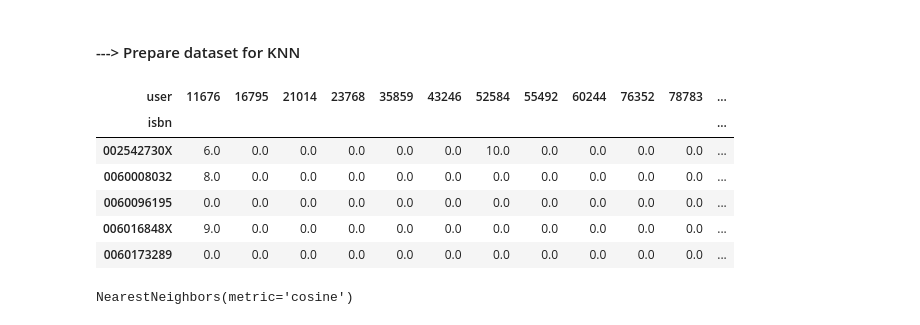
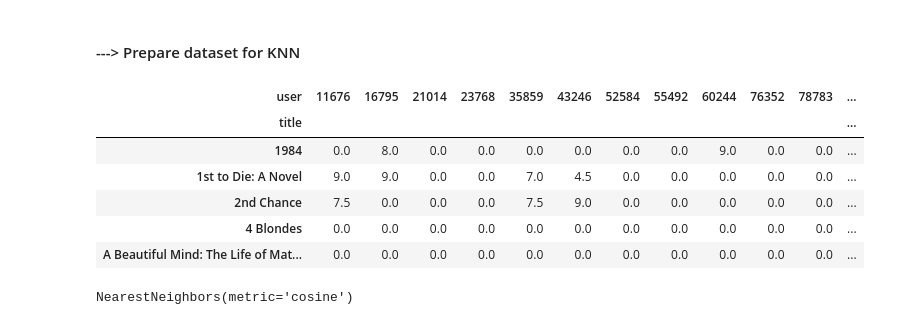
Before and after one commit to Elhassan7/freeCodeCamp_Project, a Jupyter notebook: 2nd fcc_book_recommendation_KNN/fcc_book_recommendation_knn.ipynb, the cells around one changed output. Saved outputs shown, nothing was run; the diff lists cells and outputs as text; code cells hidden in the pictures.

```diff
--- a/2nd fcc_book_recommendation_KNN/fcc_book_recommendation_knn.ipynb
+++ b/2nd fcc_book_recommendation_KNN/fcc_book_recommendation_knn.ipynb
@@ -211,18 +211,18 @@ df_rating_Books
 # %% [markdown]
 #### ---> Prepare dataset for KNN
 # %%
-df_knn = df_rating_Books.pivot_table(index=['isbn'],columns=['user'],values='rating').fillna(0)
+df_knn = df_rating_Books.pivot_table(index=['title'],columns=['user'],values='rating').fillna(0)
 sparse_book_ratings=csr_matrix(df_knn)
 #sparse_book_ratings
 df_knn.head()
 # %% [output]
 | user | 11676 | 16795 | 21014 | 23768 | 35859 | 43246 | 52584 | 55492 | 60244 | 76352 | 78783 | ... |
-| isbn |  |  |  |  |  |  |  |  |  |  |  | ... |
-| 002542730X | 6.0 | 0.0 | 0.0 | 0.0 | 0.0 | 0.0 | 10.0 | 0.0 | 0.0 | 0.0 | 0.0 | ... |
-| 0060008032 | 8.0 | 0.0 | 0.0 | 0.0 | 0.0 | 0.0 | 0.0 | 0.0 | 0.0 | 0.0 | 0.0 | ... |
-| 0060096195 | 0.0 | 0.0 | 0.0 | 0.0 | 0.0 | 0.0 | 0.0 | 0.0 | 0.0 | 0.0 | 0.0 | ... |
-| 006016848X | 9.0 | 0.0 | 0.0 | 0.0 | 0.0 | 0.0 | 0.0 | 0.0 | 0.0 | 0.0 | 0.0 | ... |
-| 0060173289 | 0.0 | 0.0 | 0.0 | 0.0 | 0.0 | 0.0 | 0.0 | 0.0 | 0.0 | 0.0 | 0.0 | ... |
+| title |  |  |  |  |  |  |  |  |  |  |  | ... |
+| 1984 | 0.0 | 8.0 | 0.0 | 0.0 | 0.0 | 0.0 | 0.0 | 0.0 | 9.0 | 0.0 | 0.0 | ... |
+| 1st to Die: A Novel | 9.0 | 9.0 | 0.0 | 0.0 | 7.0 | 4.5 | 0.0 | 0.0 | 0.0 | 0.0 | 0.0 | ... |
+| 2nd Chance | 7.5 | 0.0 | 0.0 | 0.0 | 7.5 | 9.0 | 0.0 | 0.0 | 0.0 | 0.0 | 0.0 | ... |
+| 4 Blondes | 0.0 | 0.0 | 0.0 | 0.0 | 0.0 | 0.0 | 0.0 | 0.0 | 0.0 | 0.0 | 0.0 | ... |
+| A Beautiful Mind: The Life of Mat... | 0.0 | 0.0 | 0.0 | 0.0 | 0.0 | 0.0 | 0.0 | 0.0 | 0.0 | 0.0 | 0.0 | ... |
 # %%
 model = NearestNeighbors(metric='cosine')
 model.fit(sparse_book_ratings)
```
Also changed, not shown: parts of 7 cells of this notebook.
